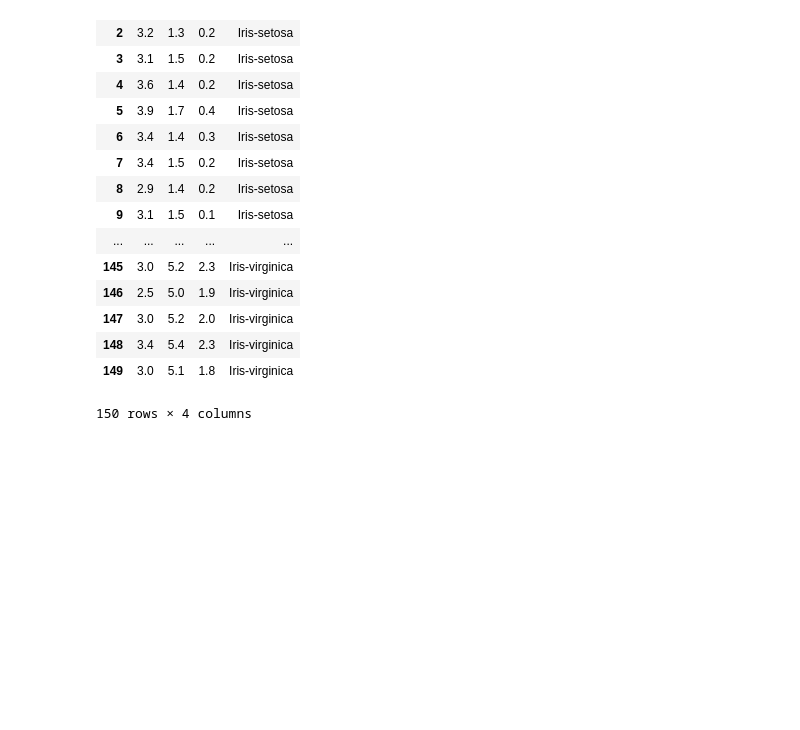
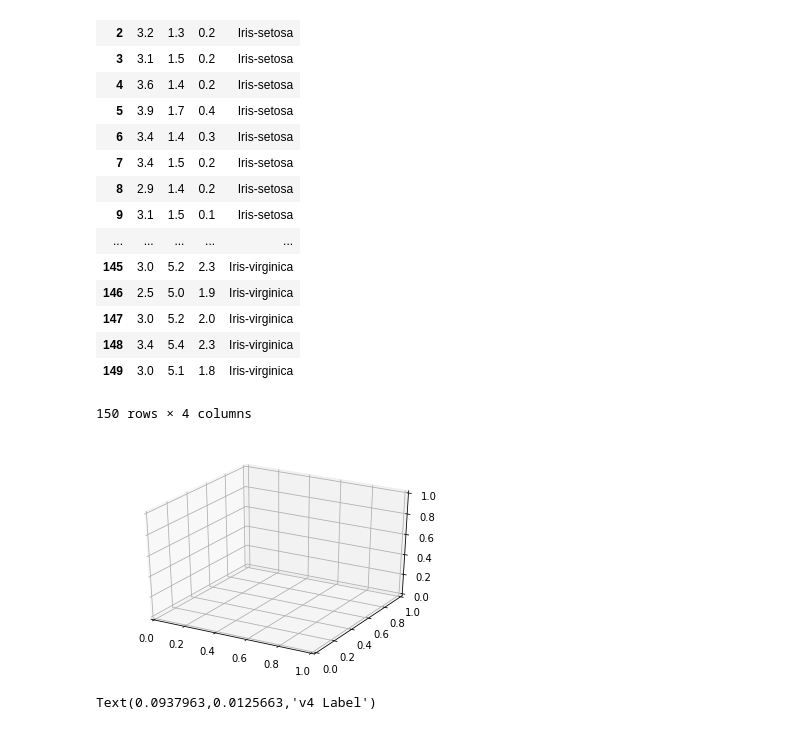
Before and after one commit to ggaarder7/yanhh0.github.io, a Jupyter notebook: svm-iris3d.ipynb, the cells around one changed output. Drawn from its saved outputs; the diff is of its cells as text; code cells hidden in the pictures; blank space fills up the shorter version.

```diff
--- a/svm-iris3d.ipynb
+++ b/svm-iris3d.ipynb
@@ -71,3 +71,15 @@ iris_d234
 | 148 | 3.4 | 5.4 | 2.3 | Iris-virginica |
 | 149 | 3.0 | 5.1 | 1.8 | Iris-virginica |
 150 rows × 4 columns
+# %%
+fig = plt.figure()
+ax = fig.add_subplot(111, projection='3d')
+# %% [output]
+[figure, added]
+# %%
+ax.set_title('Iris-dataset 2, 3, 4 Dimensions')
+ax.set_xlabel('v2 Label')
+ax.set_ylabel('v3 Label')
+ax.set_zlabel('v4 Label')
+# %% [output]
+Text(0.0937963,0.0125663,'v4 Label')
```
Also changed, not shown: parts of 4 cells of this notebook.
